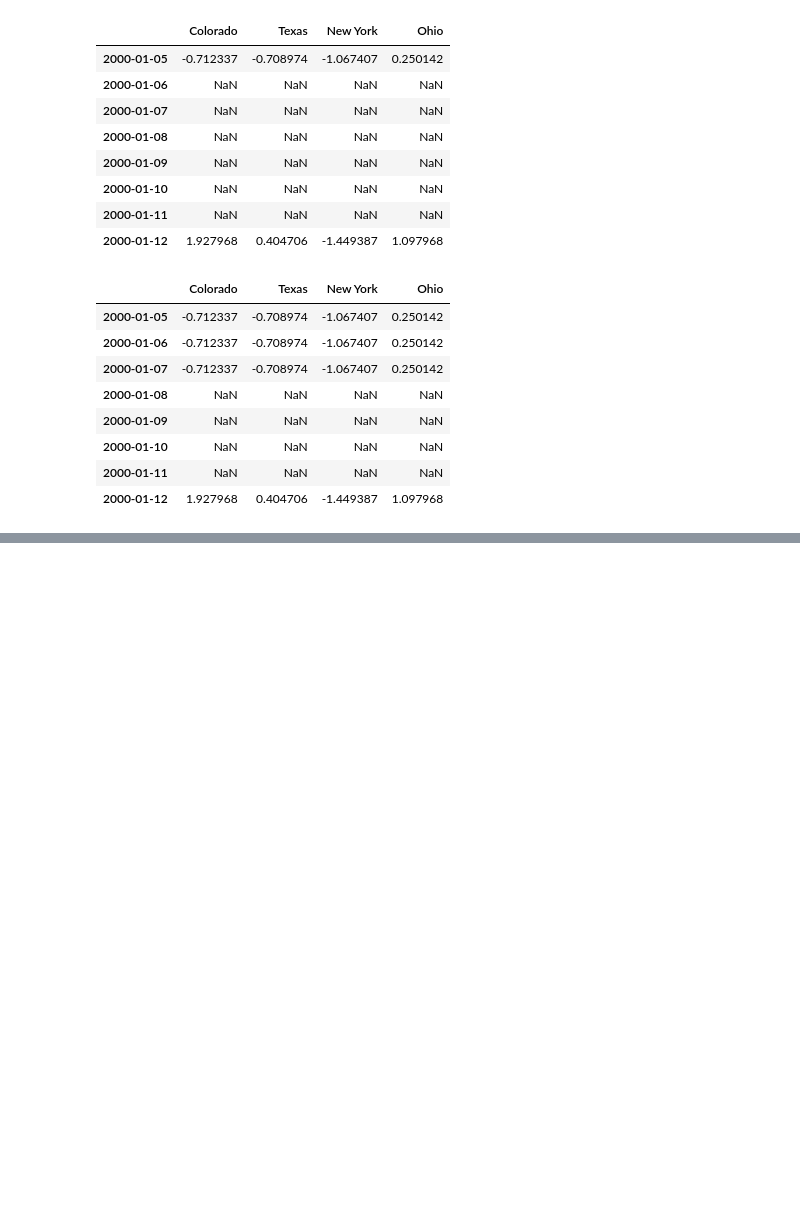
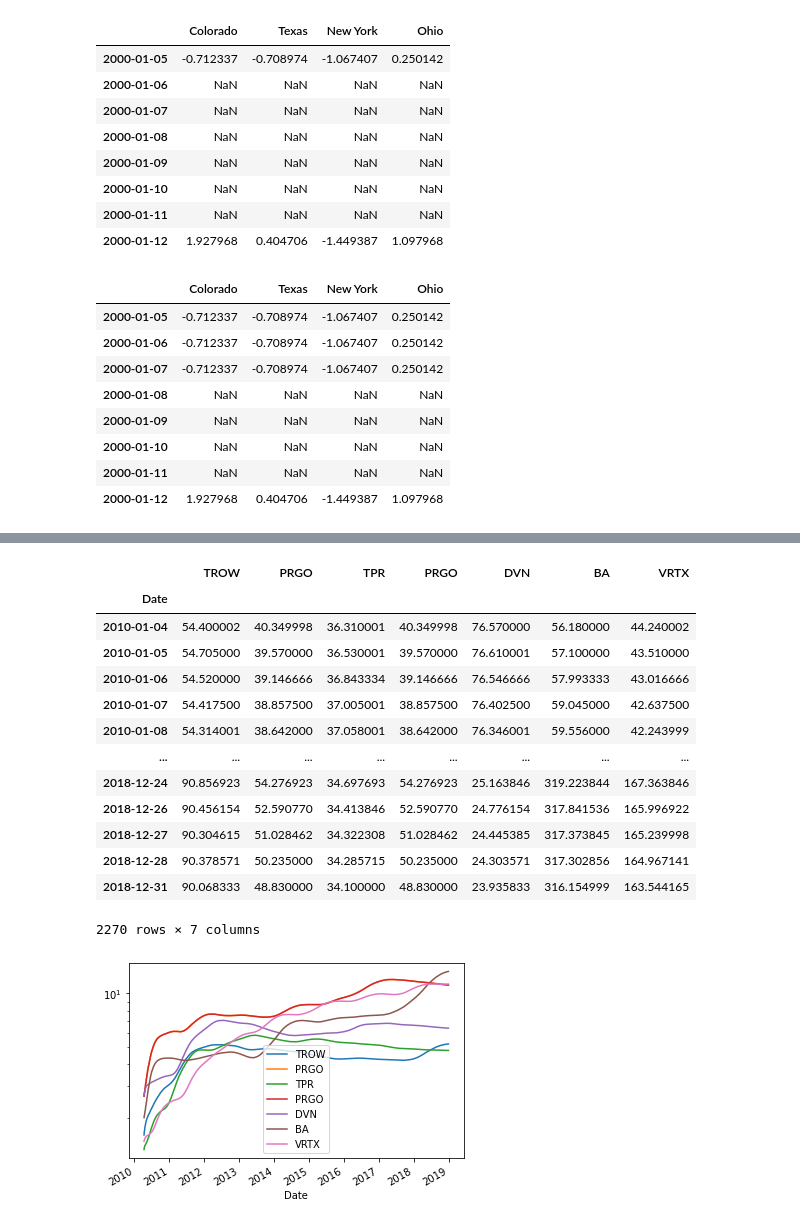
Before and after one commit to MuayThaiLegz/Py_DataAnalysis, a Jupyter notebook: DataAnalysis_ChapterEleven.ipynb, the cells around one changed output, grey strips where cells are left out. Saved outputs shown, nothing was run; the diff lists cells and outputs as text; code cells hidden in the pictures; blank space fills up the shorter version.

```diff
--- a/DataAnalysis_ChapterEleven.ipynb
+++ b/DataAnalysis_ChapterEleven.ipynb
@@ -1154,0 +1162,32 @@ tickers_df.rolling(250).std().plot()
+# %%
+'''
+In order to compute an expanding window mean, use the expanding operating instead of rolling.
+Expanding mean starts the time window from the beginning of the time series and
+increases the size of the window until it encompasses the whole series.
+'''
+
+expanding_mean = tickers_df_std.expanding().mean()
+
+expanding_mean.rolling(60).mean().plot(logy=True)
+
+#The rolling f accepts string indicating fixed-size time offset rather than number and periods.
+
+#These are the same strigs you can pass to resample.
+
+tickers_df.rolling('20D').mean()
+# %% [output]
+|  | TROW | PRGO | TPR | PRGO | DVN | BA | VRTX |
+| Date |  |  |  |  |  |  |  |
+| 2010-01-04 | 54.400002 | 40.349998 | 36.310001 | 40.349998 | 76.570000 | 56.180000 | 44.240002 |
+| 2010-01-05 | 54.705000 | 39.570000 | 36.530001 | 39.570000 | 76.610001 | 57.100000 | 43.510000 |
+| 2010-01-06 | 54.520000 | 39.146666 | 36.843334 | 39.146666 | 76.546666 | 57.993333 | 43.016666 |
+| 2010-01-07 | 54.417500 | 38.857500 | 37.005001 | 38.857500 | 76.402500 | 59.045000 | 42.637500 |
+| 2010-01-08 | 54.314001 | 38.642000 | 37.058001 | 38.642000 | 76.346001 | 59.556000 | 42.243999 |
+| ... | ... | ... | ... | ... | ... | ... | ... |
+| 2018-12-24 | 90.856923 | 54.276923 | 34.697693 | 54.276923 | 25.163846 | 319.223844 | 167.363846 |
+| 2018-12-26 | 90.456154 | 52.590770 | 34.413846 | 52.590770 | 24.776154 | 317.841536 | 165.996922 |
+| 2018-12-27 | 90.304615 | 51.028462 | 34.322308 | 51.028462 | 24.445385 | 317.373845 | 165.239998 |
+| 2018-12-28 | 90.378571 | 50.235000 | 34.285715 | 50.235000 | 24.303571 | 317.302856 | 164.967141 |
+| 2018-12-31 | 90.068333 | 48.830000 | 34.100000 | 48.830000 | 23.935833 | 316.154999 | 163.544165 |
+2270 rows × 7 columns
+[figure, added]
```
Also changed, not shown: parts of 7 cells of this notebook.
